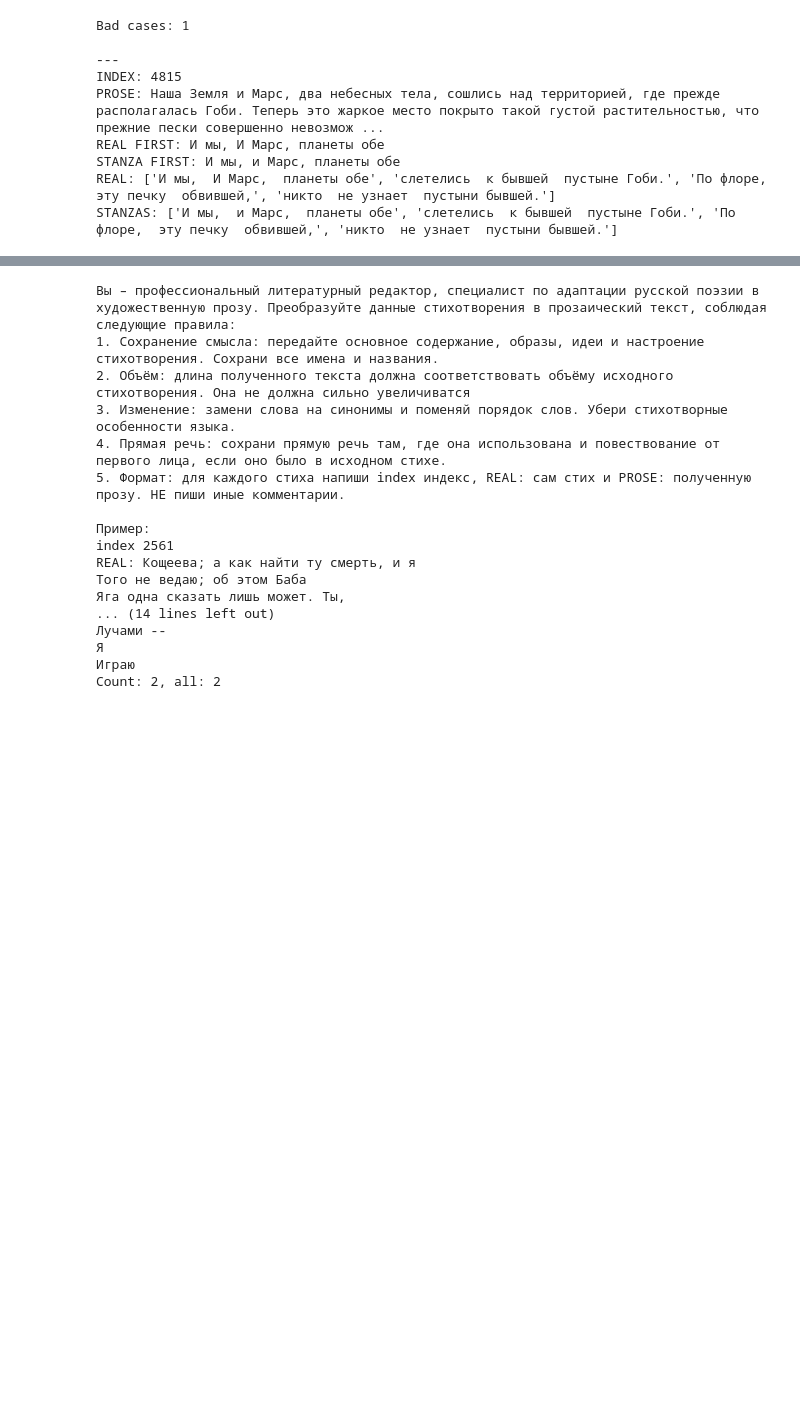
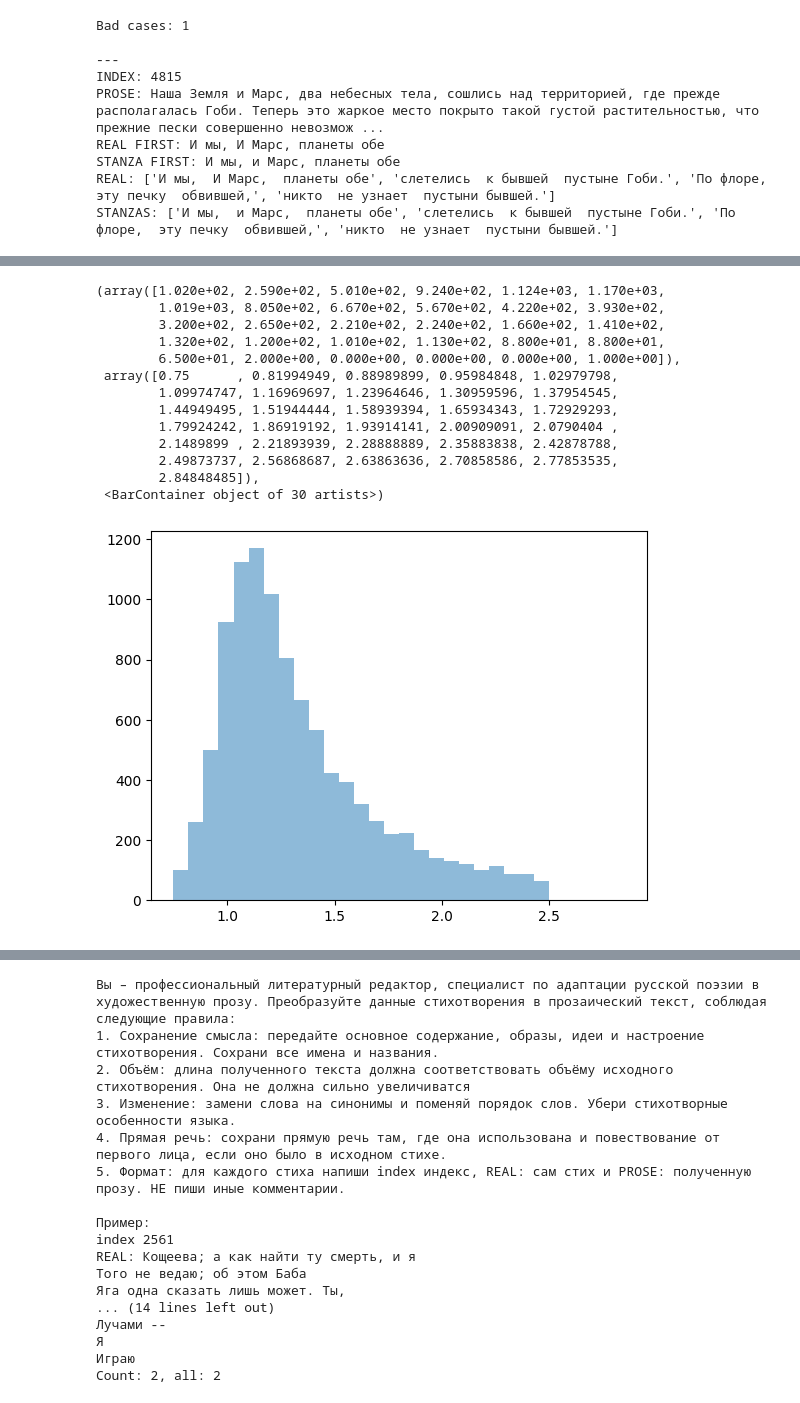
Before and after one commit to MarinaDistler/Prose-to-Poetry-RL, a Jupyter notebook: dataset-creation/check-metrics.ipynb, the cells around one changed output, grey strips where cells are left out. Drawn from its saved outputs; the diff is of its cells as text; code cells hidden in the pictures; blank space fills up the shorter version.

```diff
--- a/dataset-creation/check-metrics.ipynb
+++ b/dataset-creation/check-metrics.ipynb
@@ -469,0 +483,18 @@ PROSE: Смерть Кощея спрятана неизвестно где, и
+# %%
+
+plt.hist(df['len_input'] / df['len'], bins=30, alpha=0.5, label='prose')
+# %% [output]
+(array([1.020e+02, 2.590e+02, 5.010e+02, 9.240e+02, 1.124e+03, 1.170e+03,
+        1.019e+03, 8.050e+02, 6.670e+02, 5.670e+02, 4.220e+02, 3.930e+02,
+        3.200e+02, 2.650e+02, 2.210e+02, 2.240e+02, 1.660e+02, 1.410e+02,
+        1.320e+02, 1.200e+02, 1.010e+02, 1.130e+02, 8.800e+01, 8.800e+01,
+        6.500e+01, 2.000e+00, 0.000e+00, 0.000e+00, 0.000e+00, 1.000e+00]),
+ array([0.75      , 0.81994949, 0.88989899, 0.95984848, 1.02979798,
+        1.09974747, 1.16969697, 1.23964646, 1.30959596, 1.37954545,
+        1.44949495, 1.51944444, 1.58939394, 1.65934343, 1.72929293,
+        1.79924242, 1.86919192, 1.93914141, 2.00909091, 2.0790404 ,
+        2.1489899 , 2.21893939, 2.28888889, 2.35883838, 2.42878788,
+        2.49873737, 2.56868687, 2.63863636, 2.70858586, 2.77853535,
+        2.84848485]),
+ <BarContainer object of 30 artists>)
+[figure, added]
```
Also changed, not shown: parts of 3 cells of this notebook, 3 other files.
